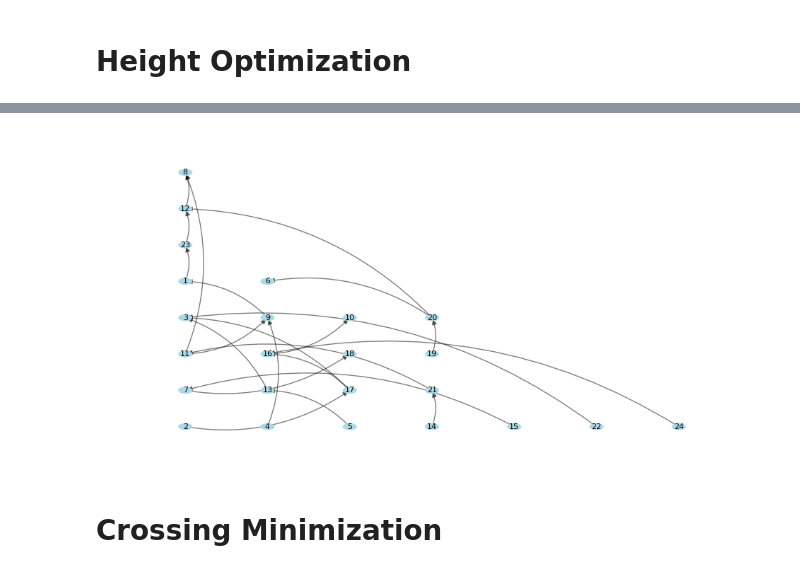
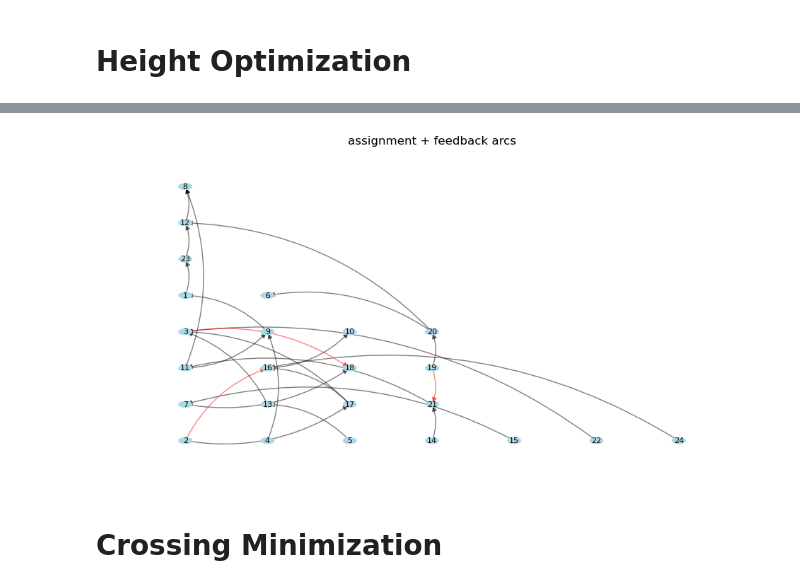
Before and after one commit to mauro-vb/graph-visualization-project, a Jupyter notebook: step4.ipynb, the cells around one changed output, grey strips where cells are left out. Saved outputs shown, nothing was run; the diff lists cells and outputs as text; code cells hidden in the pictures.

```diff
--- a/step4.ipynb
+++ b/step4.ipynb
@@ -144,7 +159,7 @@ def draw_curved_arrow(ax, A, B, color='black', rad=0.2):
 
 pos = {node: (node, 0) for node in G.nodes()}  # Positions for all nodes in a line
 
-fig, ax = plt.subplots(figsize=(8, 12))
+fig, ax = plt.subplots(figsize=(8, 9))
 
 for node in G.nodes():
     circle = Circle(pos[node], 0.2, fill=True, color='lightblue', zorder=2)
@@ -157,11 +172,10 @@ for edge in original_edges:
 
 for edge in reversed_edges:
     draw_curved_arrow(ax, pos[edge[0]], pos[edge[1]], rad=0.1 + 0.1 * edge[0], color='red')
-
+plt.title('Trivial Heuristic')
 plt.axis('equal')
 plt.axis('off')
+plt.ylim(0,1)
 plt.xlim(-1, len(G.nodes()))  # Set limits to include all nodes and edges
-plt.figtext(0.5, 0.01, "resulted graph", ha="center", fontsize=10)
-#             bbox={"facecolor":"orange", "alpha":0.5, "pad":5})
 plt.show()
 # %% [output]
@@ -188,7 +202,7 @@ def feedback_arc_set_ordered(G, node_order):
     return fas
 
 
-node_order = [i for i in range(1,len(node_list)+1)]  # This should be your predefined order of nodes
+node_order = [i for i in range(1,len(node_list)+1)]  # order of nodes
 fas = feedback_arc_set_ordered(G, node_order)
 print("Feedback arc set based on order:", fas)
 
@@ -204,7 +218,7 @@ for edge in original_graph_without_cycles(G, fas).edges():
     original_edges.append((u,v))
 reversed_edges = list(rev_feedback_arc_set(G, fas))
 
-fig, ax = plt.subplots(figsize=(8, 12))
+fig, ax = plt.subplots(figsize=(8, 9))
 
 for node in G.nodes():
     circle = Circle(pos[node], 0.2, fill=True, color='lightblue', zorder=2)
@@ -218,10 +232,11 @@ for edge in original_edges:
 for edge in reversed_edges:
     draw_curved_arrow(ax, pos[edge[0]], pos[edge[1]], rad=0.1 + 0.1 * edge[0], color='red')
 
+plt.title('Trivial Heuristic')
 plt.axis('equal')
 plt.axis('off')
+plt.ylim(0, 1)
 plt.xlim(-1, len(G.nodes()))
-plt.figtext(0.5, 0.01, "resulted graph", ha="center", fontsize=10)
 plt.show()
 # %% [output]
 Feedback arc set based on order: {(21, 19), (16, 2), (18, 3)}
@@ -298,6 +315,7 @@ def layer_assignment(G):
     layers = {}
     i = 0
     G_copy = G.copy()
+    removed_edges = set()
 
     while True:
         S = {v for v, d in G_copy.in_degree() if d == 0}
@@ -313,7 +331,7 @@ def layer_assignment(G):
         G_copy.remove_nodes_from(S)
         i += 1
 
-    return layers
+    return layers, removed_edges
 
 def draw_layered_graph(G, layers):
     pos = {}
@@ -330,10 +348,10 @@ fas = feedback_arc_set_ordered(G, node_order)
 
 G_dag = original_graph_without_cycles(G, fas)
 
-layers = layer_assignment(G_dag)
+layers, removed_edges = layer_assignment(G_dag)
 
 draw_layered_graph(G_dag, layers)
 # reversed_edges = list(rev_feedback_arc_set(G, fas))
-
+plt.title('Layer Assignement')
 plt.show()
 # %% [output]
@@ -342,37 +430,38 @@ plt.show()
 def draw_layered_graph_n(G, layers, fas, ax):
     pos = {}
     for layer, nodes in layers.items():
         for i, node in enumerate(sorted(nodes)):
             pos[node] = (i, layer)
 
     for node, (x, y) in pos.items():
         circle = plt.Circle((x, y), 0.08, color='lightblue', zorder=2)
         ax.add_patch(circle)
         ax.text(x, y, str(node), fontsize=8, ha='center', va='center', zorder=3)
 
     for edge in G.edges():
         if edge not in fas:
             draw_curved_arrow(ax, pos[edge[0]], pos[edge[1]], color='black')
 
-#     for edge in fas:
-#         draw_curved_arrow(ax, pos[edge[1]], pos[edge[0]], color='red', rad=-0.2)
+    for edge in fas:
+        draw_curved_arrow(ax, pos[edge[1]], pos[edge[0]], color='red', rad=-0.2)
 
     ax.set_xlim(-1, max(len(layer) for layer in layers.values()))
     ax.set_ylim(-1, len(layers))
     ax.axis('off')
 
+
 node_order = [i for i in range(1,len(node_list)+1)]
 fas = feedback_arc_set_ordered(G, node_order)
 
 G_dag = original_graph_without_cycles(G, fas)
-layers = layer_assignment(G_dag)
+layers, _ = layer_assignment(G_dag)
 
 fig, ax = plt.subplots(figsize=(12, 6))
 
 draw_layered_graph_n(G_dag, layers, fas, ax)
-
+plt.title('assignment + feedback arcs')
 plt.show()
 # %% [output]
-[figure, old version]
+[figure, new version]
 # %% [markdown]
 # Crossing Minimization
```
Also changed, not shown: parts of 15 cells of this notebook.
